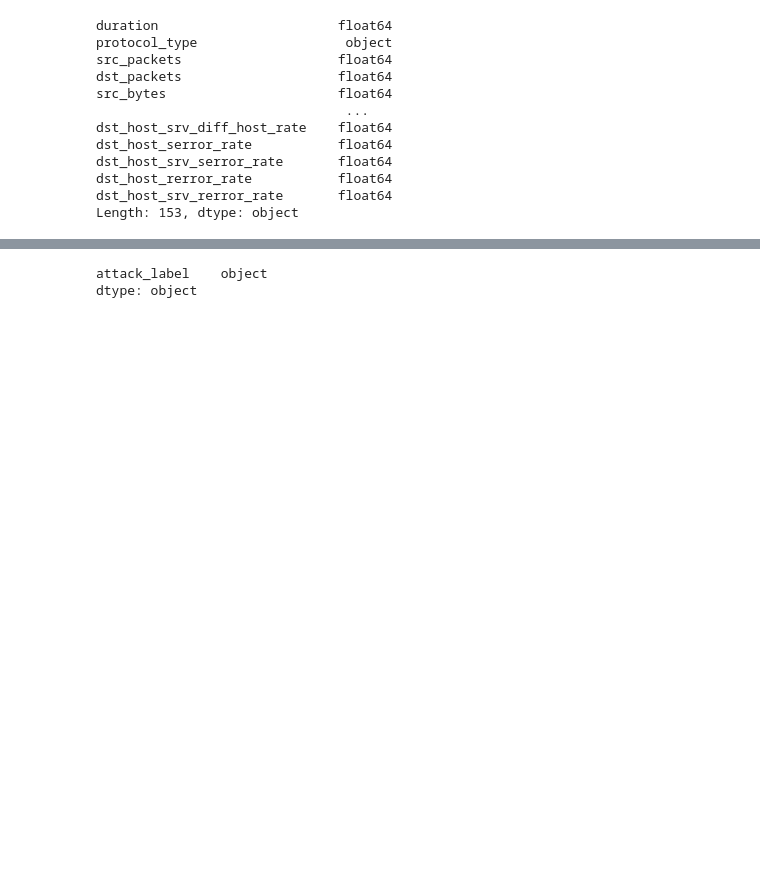
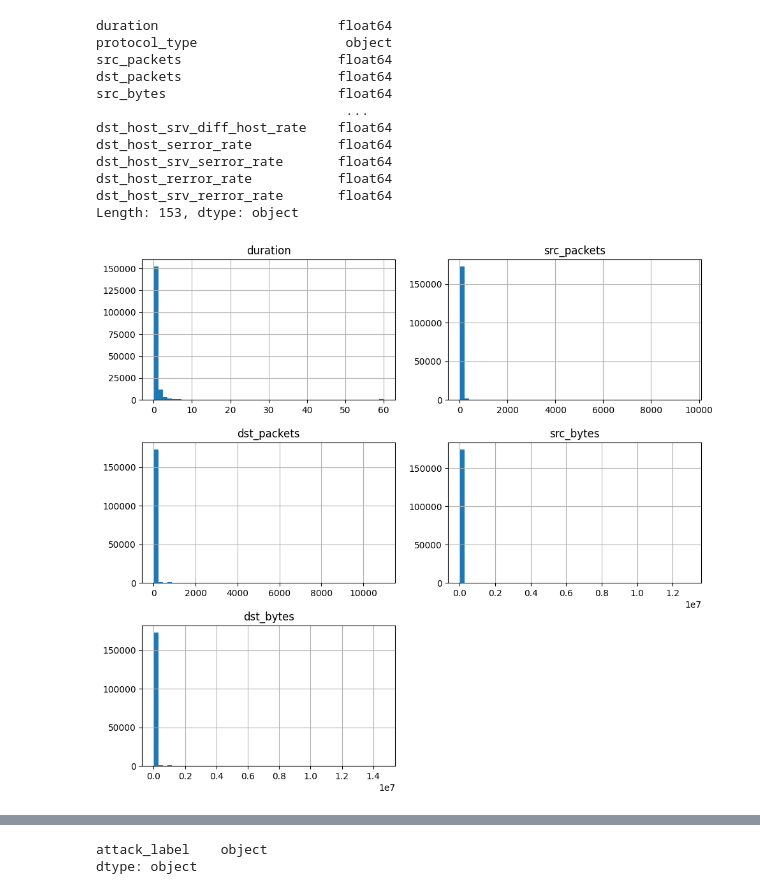
Before and after one commit to jim-X-AI/ResponseX, a Jupyter notebook: Intrusion detection system.ipynb, the cells around one changed output, grey strips where cells are left out. Cells and saved outputs as stored; diff of their text form; code cells hidden in the pictures; blank space fills up the shorter version.

```diff
--- a/Intrusion detection system.ipynb
+++ b/Intrusion detection system.ipynb
@@ -361,23 +361,25 @@ def save_fig(fig_id, tight_layout=True, fig_extension='png', resolution=300):
         plt.tight_layout()
         plt.savefig(path, format=fig_extension, dpi=resolution)
 # %%
-# %matplotlib inline
+%matplotlib inline
 
-# import matplotlib.pyplot as plt
+import matplotlib.pyplot as plt
 
-# general_common.hist(figsize=(10, 9), bins=50)
+general_common.hist(figsize=(10, 9), bins=50)
 
-# plt.rc('font', size=14)
+plt.rc('font', size=14)
 
-# plt.rc('axes', labelsize=14, titlesize=14)
+plt.rc('axes', labelsize=14, titlesize=14)
 
-# plt.rc('legend', fontsize=14)
+plt.rc('legend', fontsize=14)
 
-# plt.rc('xtick', labelsize=10)
+plt.rc('xtick', labelsize=10)
 
-# plt.rc('ytick',  labelsize=10)
+plt.rc('ytick',  labelsize=10)
 
-# save_fig('Common Features in the dataset')
+save_fig('Common Features in the dataset')
 
-# plt.show()
+plt.show()
+# %% [output]
+[figure, added]
 # %%
```
Also changed, not shown: parts of 9 cells of this notebook.
